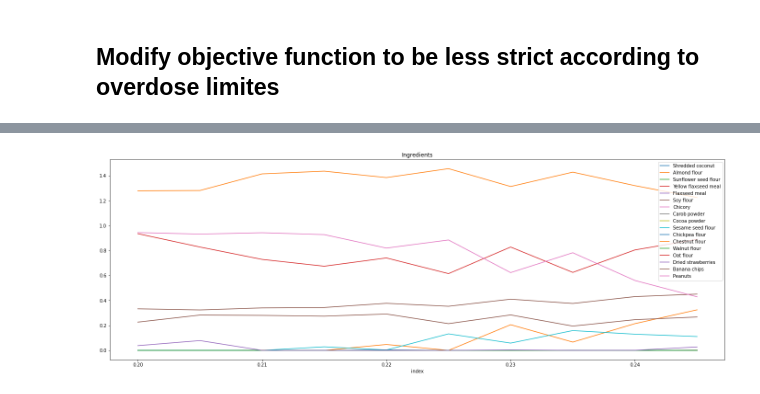
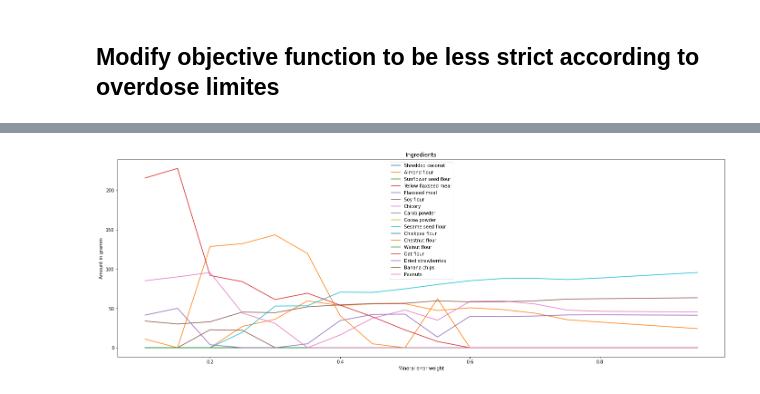
Before and after one commit to KaracsonPeter/Optimize-Food-Intake, a Jupyter notebook: nutritions.ipynb, the cells around one changed output, grey strips where cells are left out. Drawn from its saved outputs; the diff is of its cells as text; code cells hidden in the pictures.

```diff
--- a/nutritions.ipynb
+++ b/nutritions.ipynb
@@ -336,17 +331,30 @@ plt.show()
 ## Modify objective function to be less strict according to overdose limites
 # %%
 def objective_overdose(x, log, price_weight, base_weight, mineral_weight,
-                       vitamin_weight, optimum):
+                       vitamin_weight, optimum, price_optimum):
   roughness = 1
+  log_offset = 0.1
 
   err_base = base_weight * (base * x)
   sum_of_rows_base = err_base.sum(axis=1)
   err_base = ((optimum - sum_of_rows_base)**(2*roughness)).sum(axis=0)
   loss = err_base
+  log_msg = f'Errors: Base = {err_base}, '
 
-  if price_weight > 0.00001:
-    err_price = sum(prices * x * price_weight)  # Total price of mixture
+  if price_weight > 0.000001:
+    price_optimum *= 10  # 10 * 100g = 1kg
+    curr_price = sum(prices * x)
+    err_price = log_offset + math.log(1 + abs(price_optimum - curr_price)) * price_weight
+    if curr_price < price_optimum:
+      err_price = log_offset
+    """
+    avg_price = sum(prices) / len(prices)
+    curr_avg_prices = sum(prices * x) / len(prices)
+    err_price = abs(curr_avg_prices - avg_price) * price_weight
+    """
+    #err_price = sum(prices * x * price_weight)  # Total price of mixture
     loss = loss + err_price
+    log_msg +=  f'Price = {err_price}, '
 
   if mineral_weight > 0.00001:
     err_minerals = mineral_weight * (minerals * x)
@@ -355,6 +363,7 @@ def objective_overdose(x, log, price_weight, base_weight, mineral_weight,
     raw_mineral_error = (optimum - sum_of_rows_minerals) * overdose_likelihood
     err_minerals = abs(raw_mineral_error).sum(axis=0)
     loss = loss + err_minerals
+    log_msg += f'Minerals = {err_minerals}, '
 
   if vitamin_weight > 0.00001:
     err_vitamins = vitamin_weight * (vitamins * x)
@@ -363,17 +372,20 @@ def objective_overdose(x, log, price_weight, base_weight, mineral_weight,
     raw_vitamin_error = (optimum - sum_of_rows_vitamins) * overdose_likelihood
     err_vitamins = abs(raw_vitamin_error).sum(axis=0)
     loss = loss + err_vitamins
+    log_msg = f'Vitamins = {err_vitamins}, '
 
   if log["iter"]%100 == 0:
-    print(f'Loss at iteration {log["iter"]} = {loss}! Mineral error importance: {mineral_weight}.')
+    print(f'Loss at iteration {log["iter"]} = {loss}!' + log_msg)
   log["iter"] += 1
   return loss
 # %%
 mixtures_df = optimze_food(objective_function=objective_overdose,
-                           price_weight=0.0,
+                           price_weight=0.001,
+                           price_optimum=2000,
                            base_weight=1.0,
-                           mineral_weight=0.2,
+                           mineral_weight=0.1,
                            vitamin_weight=0.0,
                            optimum=1.0,  # 100% of RDI
-                           optimization_loops=10
+                           optimization_loops=18,
+                           step=0.05
                            )
@@ -394,9 +430,18 @@ mixtures_df["res"]
+# %%
+mixtures_df["res"] = mixtures_df["res"] * 100
 # %%
 ax = plt.gca()
-mixtures_df["res"].reset_index().plot(x="index", y=mixtures_df["res"].columns, kind="line", ax=ax, figsize=(24, 8))
+mixtures_df["res"].reset_index().plot(
+    x="index",
+    xlabel="Mineral error weight",
+    y=mixtures_df["res"].columns,
+    ylabel="Amount in gramm",
+    kind="line",
+    ax=ax,
+    figsize=(24, 8))
 
 plt.title('Ingredients')
 
 plt.show()
 # %% [output]
-[figure, old version]
+[figure, new version]
```
Also changed, not shown: parts of 8 cells of this notebook.
